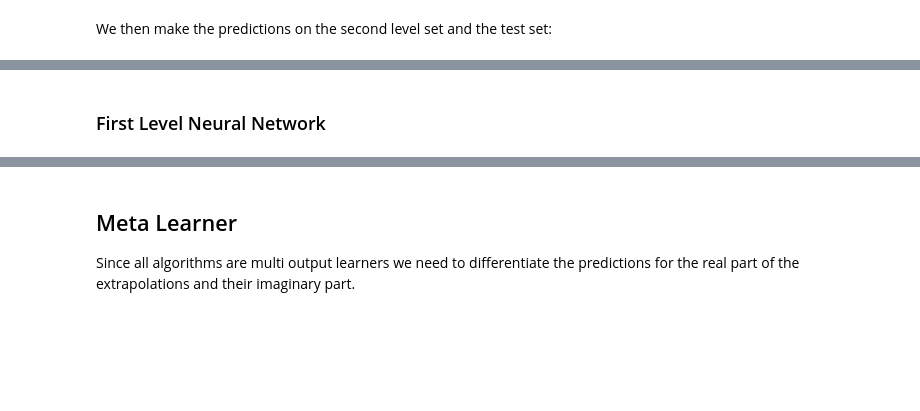
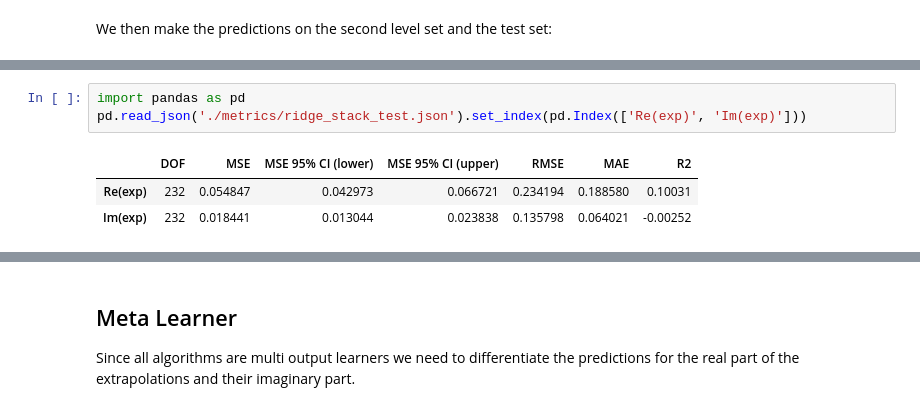
Before and after one commit to thesfinox/ml-sft-trunc, a Jupyter notebook: stacking.ipynb, the cells around one changed output, grey strips where cells are left out. Drawn from its saved outputs; the diff is of its cells as text; blank space fills up the shorter version.

```diff
--- a/stacking.ipynb
+++ b/stacking.ipynb
@@ -200,2 +225,7 @@ MultiOutputRegressor predicted in 0.627 seconds.
-# %% [markdown]
-### First Level Neural Network
+# %%
+import pandas as pd
+pd.read_json('./metrics/ridge_stack_test.json').set_index(pd.Index(['Re(exp)', 'Im(exp)']))
+# %% [output]
+|  | DOF | MSE | MSE 95% CI (lower) | MSE 95% CI (upper) | RMSE | MAE | R2 |
+| Re(exp) | 232 | 0.054847 | 0.042973 | 0.066721 | 0.234194 | 0.188580 | 0.10031 |
+| Im(exp) | 232 | 0.018441 | 0.013044 | 0.023838 | 0.135798 | 0.064021 | -0.00252 |
```
Also changed, not shown: parts of 22 cells of this notebook, 1 other file.
